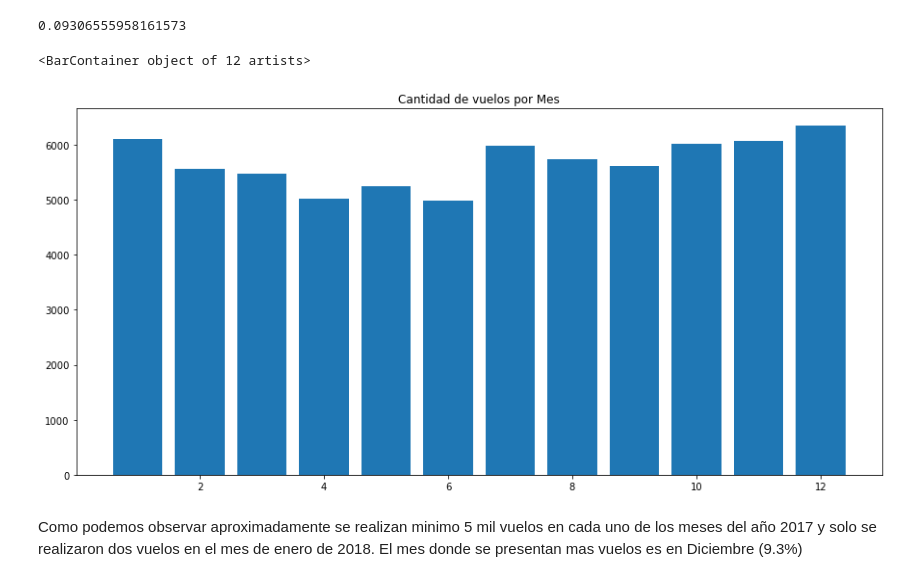
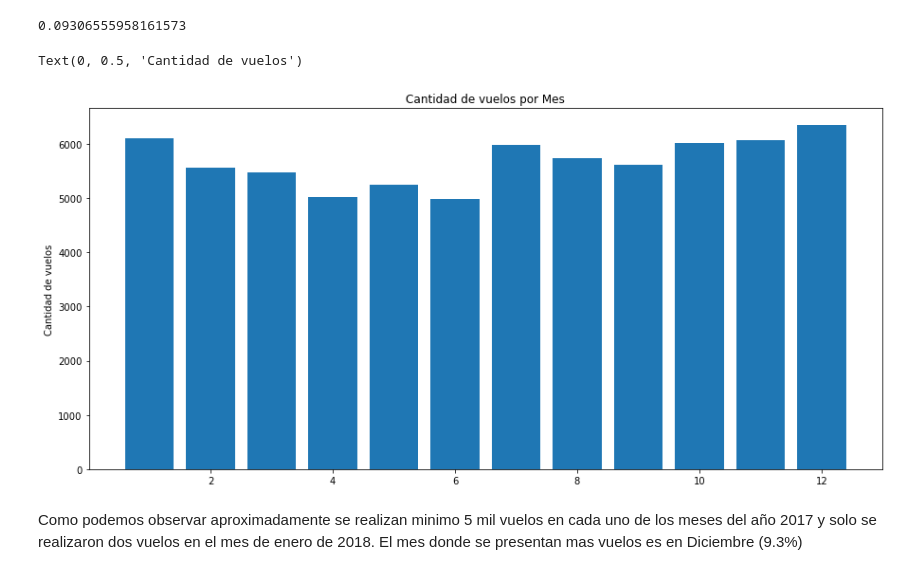
Before and after one commit to Danilo22m/Prueba-LATAM, a Jupyter notebook: solution.ipynb, the cells around one changed output. Drawn from its saved outputs; the diff is of its cells as text; code cells hidden in the pictures.

```diff
--- a/solution.ipynb
+++ b/solution.ipynb
@@ -55,11 +54,12 @@ anno_mes
 # %%
 mes=pd.DataFrame({'count' : base.groupby("MES").size()}).reset_index()
 pyplot.figure(figsize=(15,7))
 pyplot.title("Cantidad de vuelos por Mes")
 pyplot.bar(mes["MES"], height=mes["count"])
+pyplot.ylabel("Cantidad de vuelos")
 # %% [output]
-<BarContainer object of 12 artists>
+Text(0, 0.5, 'Cantidad de vuelos')
-[figure, old version]
+[figure, new version]
 # %% [markdown]
 Como podemos observar aproximadamente se realizan minimo 5 mil vuelos en cada uno de los meses del año 2017 y solo se realizaron dos vuelos en el mes de enero de 2018. El mes donde se presentan mas vuelos es en Diciembre (9.3%)
 # %%
```
Also changed, not shown: parts of 18 cells of this notebook, 1 other file.
